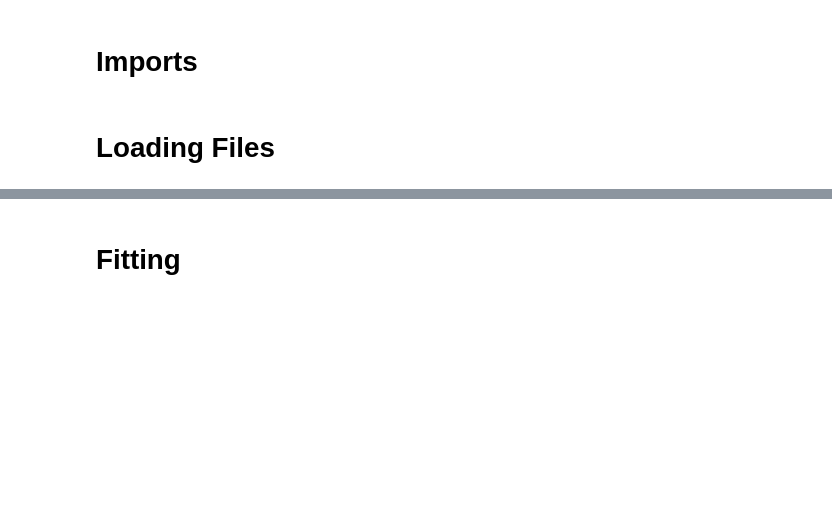
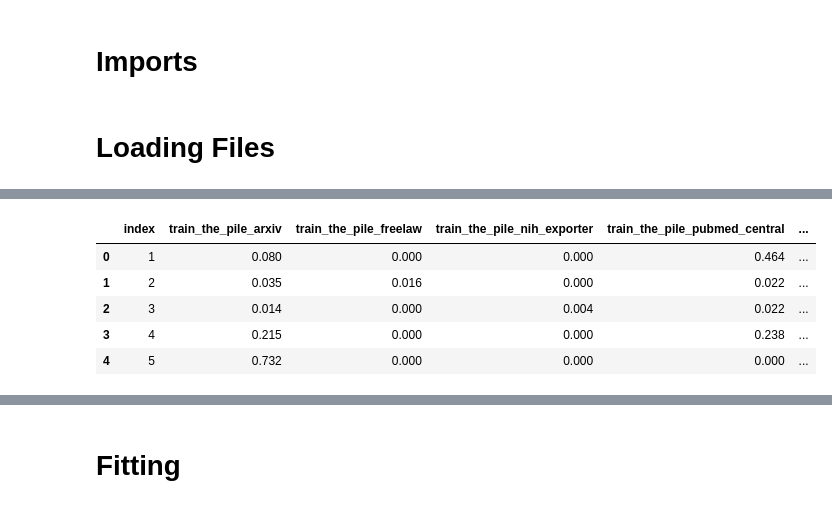
Before and after one commit to sail-sg/regmix, a Jupyter notebook: regression_fitting/regression.ipynb, the cells around one changed output, grey strips where cells are left out. Cells and saved outputs as stored; diff of their text form; code cells hidden in the pictures; blank space fills up the shorter version.

```diff
--- a/regression_fitting/regression.ipynb
+++ b/regression_fitting/regression.ipynb
@@ -62,0 +54,10 @@ y_train = y[i:]
+# %%
+df_config = pd.read_csv("data/test_mixture_1m.csv")
+df_config.head()
+# %% [output]
+|  | index | train_the_pile_arxiv | train_the_pile_freelaw | train_the_pile_nih_exporter | train_the_pile_pubmed_central | ... |
+| 0 | 1 | 0.080 | 0.000 | 0.000 | 0.464 | ... |
+| 1 | 2 | 0.035 | 0.016 | 0.000 | 0.022 | ... |
+| 2 | 3 | 0.014 | 0.000 | 0.004 | 0.022 | ... |
+| 3 | 4 | 0.215 | 0.000 | 0.000 | 0.238 | ... |
+| 4 | 5 | 0.732 | 0.000 | 0.000 | 0.000 | ... |
```
Also changed, not shown: parts of 15 cells of this notebook, 32 other files.
